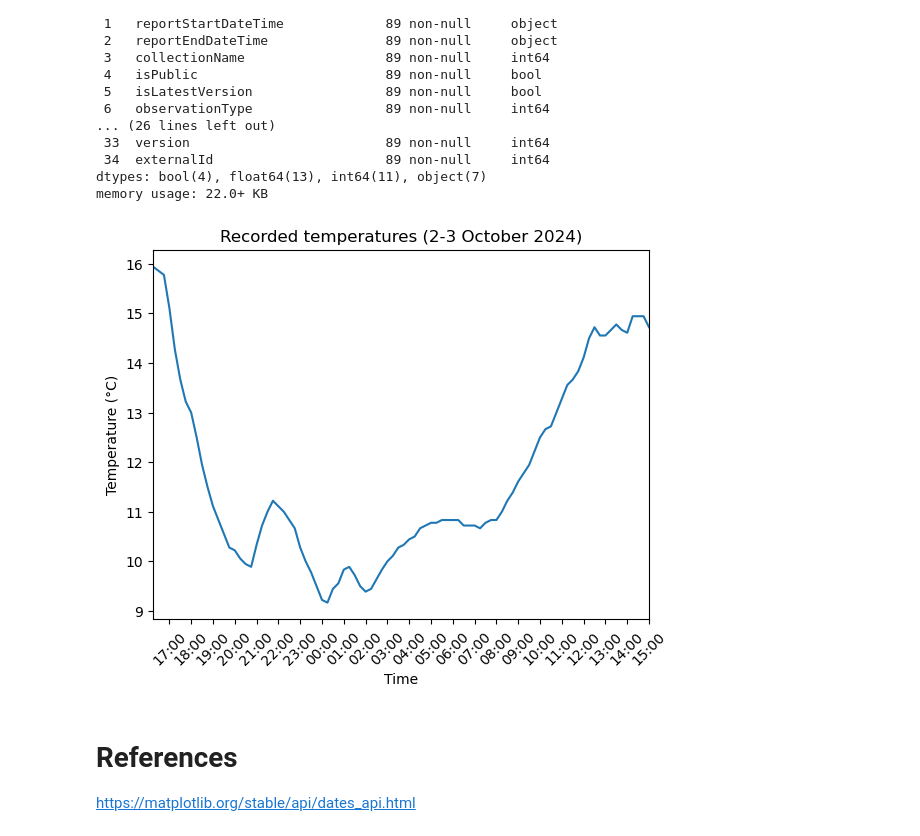
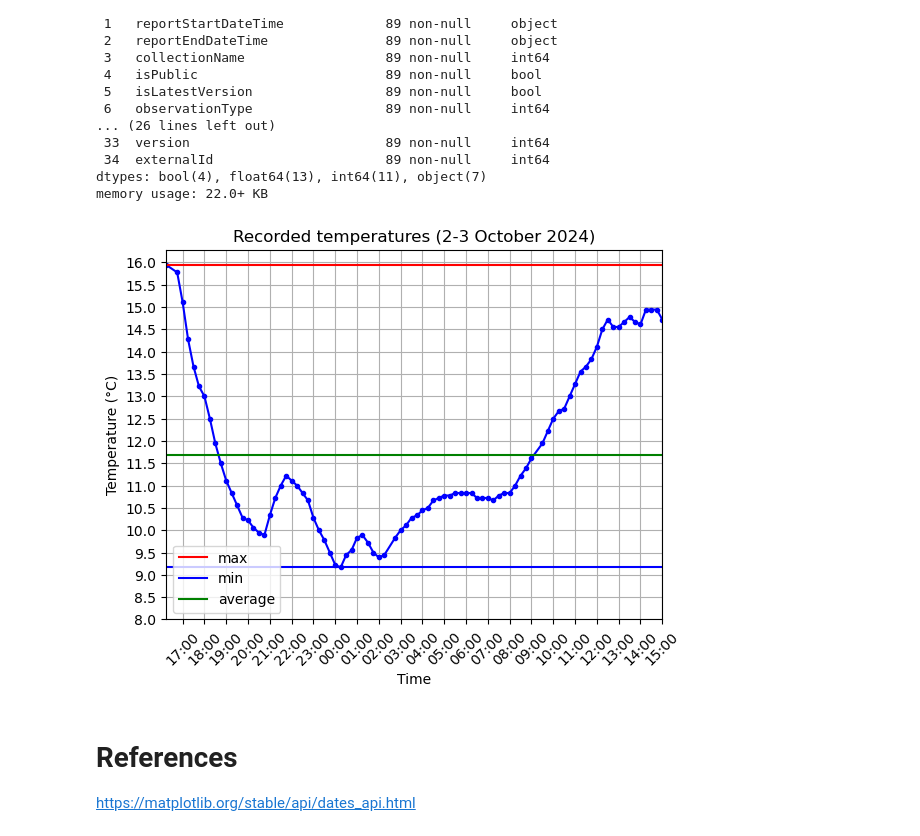
Before and after one commit to MylesHenehan/pfda, a Jupyter notebook: assignments/assignment2-weather.ipynb, the cells around one changed output. Saved outputs shown, nothing was run; the diff lists cells and outputs as text; code cells hidden in the pictures.

Commit message:
added ideas for readability

```diff
--- a/assignments/assignment2-weather.ipynb
+++ b/assignments/assignment2-weather.ipynb
@@ -47,32 +47,55 @@ memory usage: 22.0+ KB
 # %%
 #Plotting our 2 lists against each other
 
 fig, ax = plt.subplots()
-ax.plot(time, temp)
+ax.plot(time, temp, marker='o', color= 'b', markersize=3)
 
 
 # Adding labels and Title
 
 ax.set_xlabel('Time')
 ax.set_ylabel('Temperature (°C)')
 ax.set_title('Recorded temperatures (2-3 October 2024)')
+
+
+# Making additions to the x axis
 
 import matplotlib.dates as mdates
 # Formatting the x-axis with major ticks every hour
 ax.xaxis.set_major_locator(mdates.HourLocator())  # Major ticks every hour
 ax.xaxis.set_major_formatter(mdates.DateFormatter('%H:%M'))  # Format tick labels as Hour:Minute
 
 # Rotate the x-axis labels for better readability
 plt.xticks(rotation=45)
 
 # Set limits
 
 starttime = time[0]
 endtime = time[len(time)-1]
 ax.set_xlim(pd.Timestamp(starttime), pd.Timestamp(endtime))
+
+
+# Making changes to the y axis
+ax.set_yticks(np.arange(8, 16.5, 0.5))
+
+# adding a grid for readability
+ax.grid()
+
+# Let's clarify max, min and average temperatures over this period
+max_temp = temp.max()
+min_temp = temp.min()
+avg_temp = temp.mean()
+
+ax.axhline(max_temp, color='r', label='max')
+ax.axhline(min_temp, color='b', label='min')
+ax.axhline(avg_temp, color='g', label="average")
+
+ax.legend()
+
+
 plt.show()
 # %% [output]
-[figure, old version]
+[figure, new version]
 # %% [markdown]
 # References
 
```
Also changed, not shown: parts of 1 cell of this notebook.
